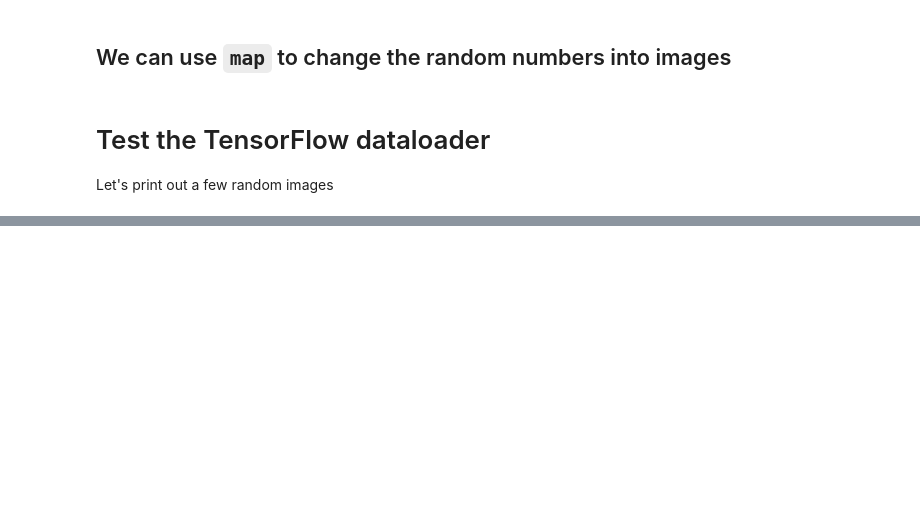
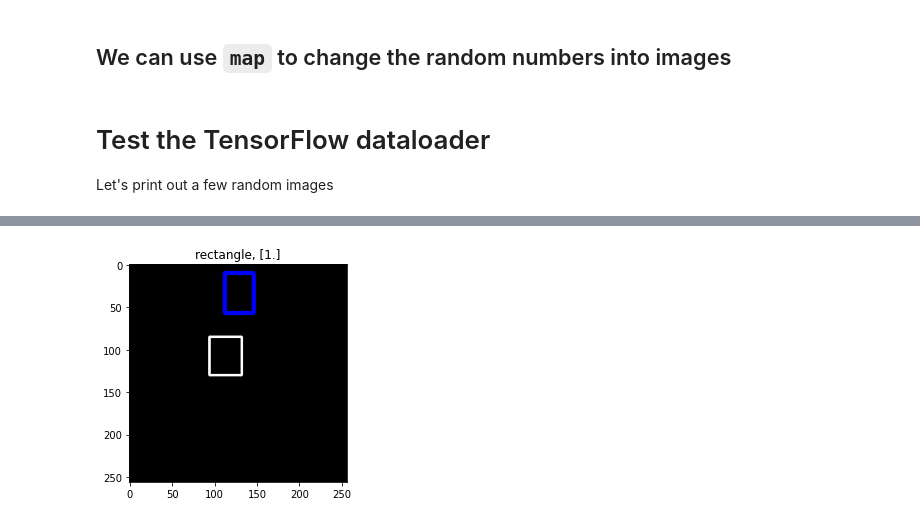
Before and after one commit to tonyreina/keras_tutorials, a Jupyter notebook: bounding_box_detectors.ipynb, the cells around one changed output, grey strips where cells are left out. Drawn from its saved outputs; the diff is of its cells as text; code cells hidden in the pictures; blank space fills up the shorter version.

```diff
--- a/bounding_box_detectors.ipynb
+++ b/bounding_box_detectors.ipynb
@@ -720,0 +908,4 @@ for idx, data in enumerate(ds_bb.take(rows * cols)):
+# %%
+plot_prediction_bb("rectangle")
+# %% [output]
+[figure, added]
```
Also changed, not shown: parts of 76 cells of this notebook.
